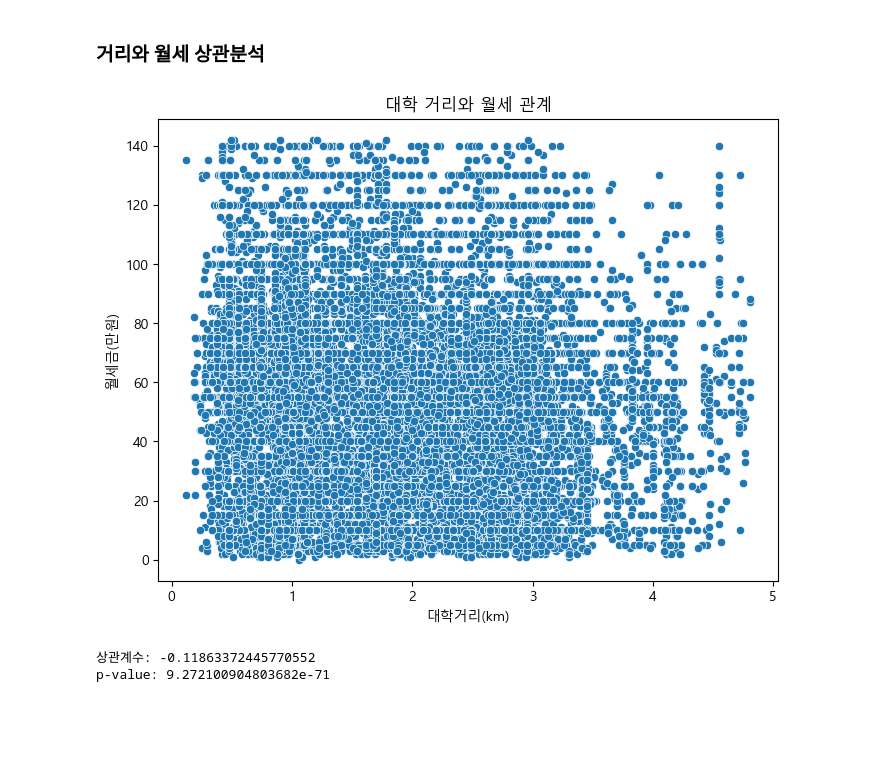
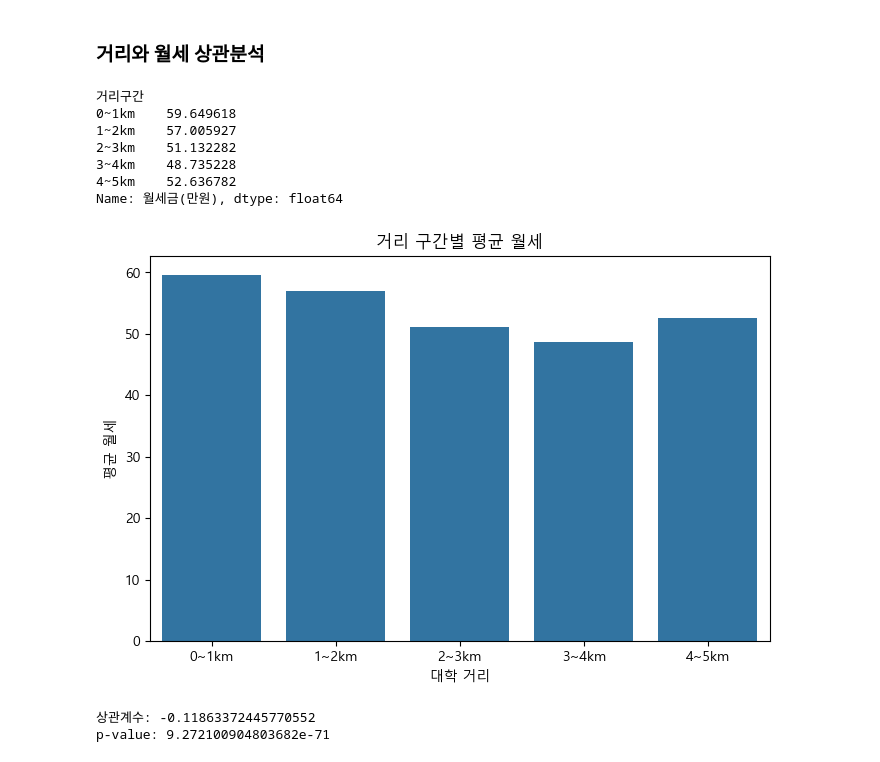
Before and after one commit to dbwofla11/campus-rent-analysis, a Jupyter notebook: 빅데이터분석_프로젝트.ipynb, the cells around one changed output. Drawn from its saved outputs; the diff is of its cells as text; code cells hidden in the pictures; blank space fills up the shorter version.

```diff
--- a/빅데이터분석_프로젝트.ipynb
+++ b/빅데이터분석_프로젝트.ipynb
@@ -1264,19 +1272,39 @@ group1 group2 meandiff p-adj   lower   upper  reject
 # %% [markdown]
 ### 거리와 월세 상관분석
-# %%
-plt.figure(figsize=(8,6))
-
-sns.scatterplot(
-    data=df,
-    x="대학거리(km)",
-    y="월세금(만원)"
-)
-
-plt.title("대학 거리와 월세 관계")
-
-plt.show()
-# %% [output]
-[figure, removed]
+# %%
+df["거리구간"] = pd.cut(
+    df["대학거리(km)"],
+    bins=[0,1,2,3,4,5],
+    labels=["0~1km","1~2km","2~3km","3~4km","4~5km"]
+)
+
+distance_mean = df.groupby("거리구간")["월세금(만원)"].mean()
+
+print(distance_mean)
+
+plt.figure(figsize=(8,5))
+
+sns.barplot(
+    x=distance_mean.index,
+    y=distance_mean.values
+)
+
+plt.title("거리 구간별 평균 월세")
+
+plt.xlabel("대학 거리")
+
+plt.ylabel("평균 월세")
+
+plt.show()
+# %% [output]
+거리구간
+0~1km    59.649618
+1~2km    57.005927
+2~3km    51.132282
+3~4km    48.735228
+4~5km    52.636782
+Name: 월세금(만원), dtype: float64
+[figure, added]
 # %%
 corr, p_value = stats.pearsonr(
     df["대학거리(km)"],
```
Also changed, not shown: parts of 3 cells of this notebook.
